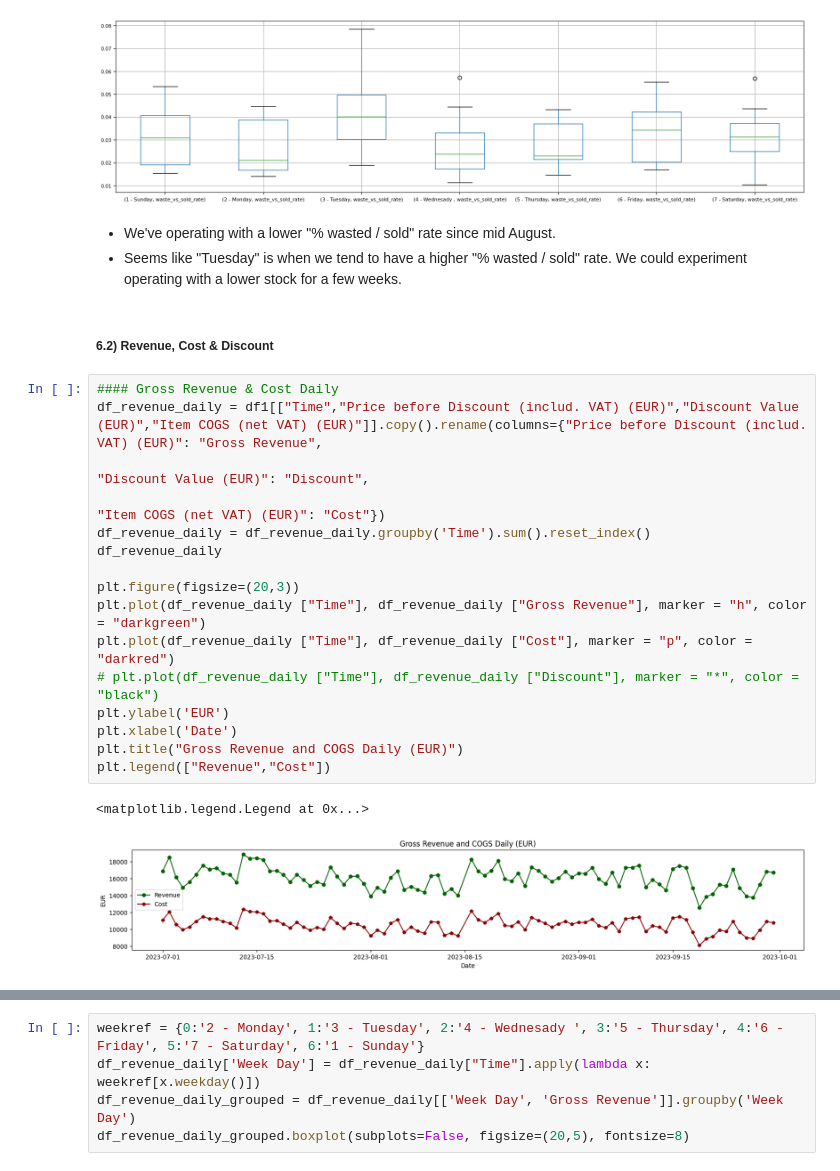
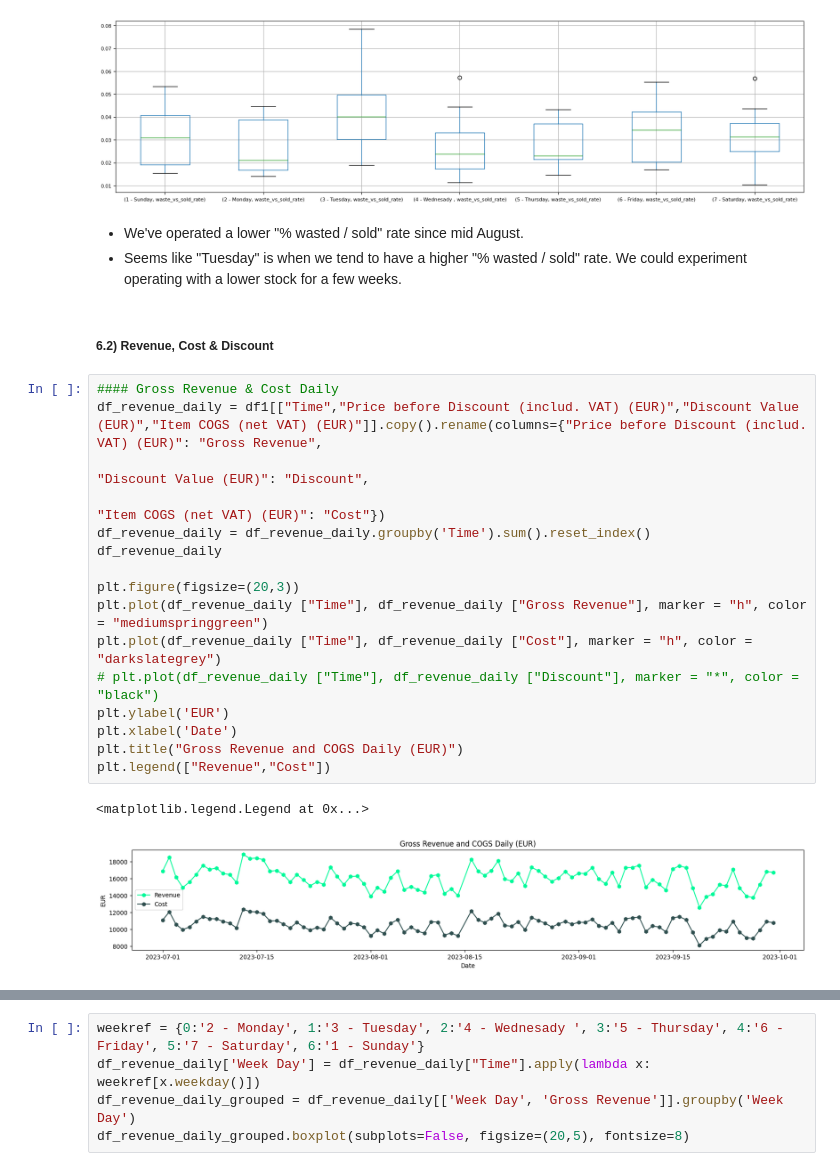
Before and after one commit to jsamu1994/data-challenge-jan-2024, a Jupyter notebook: python_files/exploring_dataset_1.ipynb, the cells around one changed output, grey strips where cells are left out. Saved outputs shown, nothing was run; the diff lists cells and outputs as text.

```diff
--- a/python_files/exploring_dataset_1.ipynb
+++ b/python_files/exploring_dataset_1.ipynb
@@ -243,29 +250,29 @@ df_wasted_daily_gruped.boxplot(subplots=False, figsize=(20,5), fontsize=8)
 <Axes: >
 [figure]
 # %% [markdown]
-* We've operating with a lower "% wasted / sold" rate since mid August.
+* We've operated a lower "% wasted / sold" rate since mid August.
 * Seems like "Tuesday" is when we tend to have a higher "% wasted / sold" rate. We could experiment operating with a lower stock for a few weeks.
 # %% [markdown]
 ##### 6.2) Revenue, Cost & Discount
 # %%
 #### Gross Revenue & Cost Daily
 df_revenue_daily = df1[["Time","Price before Discount (includ. VAT) (EUR)","Discount Value (EUR)","Item COGS (net VAT) (EUR)"]].copy().rename(columns={"Price before Discount (includ. VAT) (EUR)": "Gross Revenue",
                                                                                                                                                    "Discount Value (EUR)": "Discount",
                                                                                                                                                    "Item COGS (net VAT) (EUR)": "Cost"})
 df_revenue_daily = df_revenue_daily.groupby('Time').sum().reset_index()
 df_revenue_daily
 
 plt.figure(figsize=(20,3))
-plt.plot(df_revenue_daily ["Time"], df_revenue_daily ["Gross Revenue"], marker = "h", color = "darkgreen")
-plt.plot(df_revenue_daily ["Time"], df_revenue_daily ["Cost"], marker = "p", color = "darkred")
+plt.plot(df_revenue_daily ["Time"], df_revenue_daily ["Gross Revenue"], marker = "h", color = "mediumspringgreen")
+plt.plot(df_revenue_daily ["Time"], df_revenue_daily ["Cost"], marker = "h", color = "darkslategrey")
 # plt.plot(df_revenue_daily ["Time"], df_revenue_daily ["Discount"], marker = "*", color = "black")
 plt.ylabel('EUR')
 plt.xlabel('Date')
 plt.title("Gross Revenue and COGS Daily (EUR)")
 plt.legend(["Revenue","Cost"])
 # %% [output]
 <matplotlib.legend.Legend at 0x...>
-[figure, old version]
+[figure, new version]
 # %%
 # Discount Daily
 plt.figure(figsize=(20,3))
```
Also changed, not shown: parts of 13 cells of this notebook.
